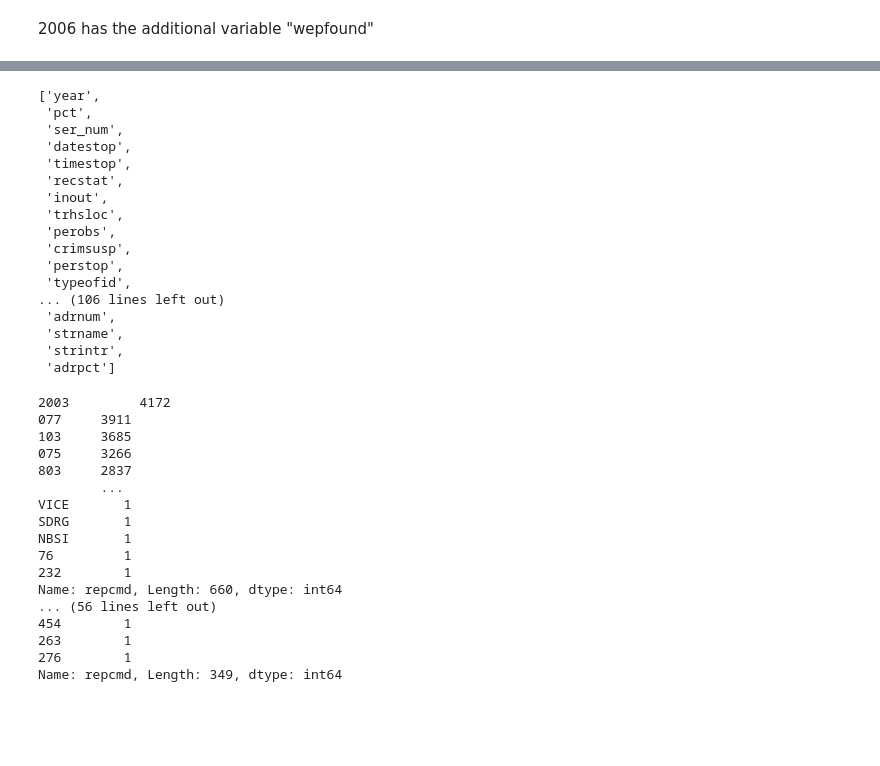
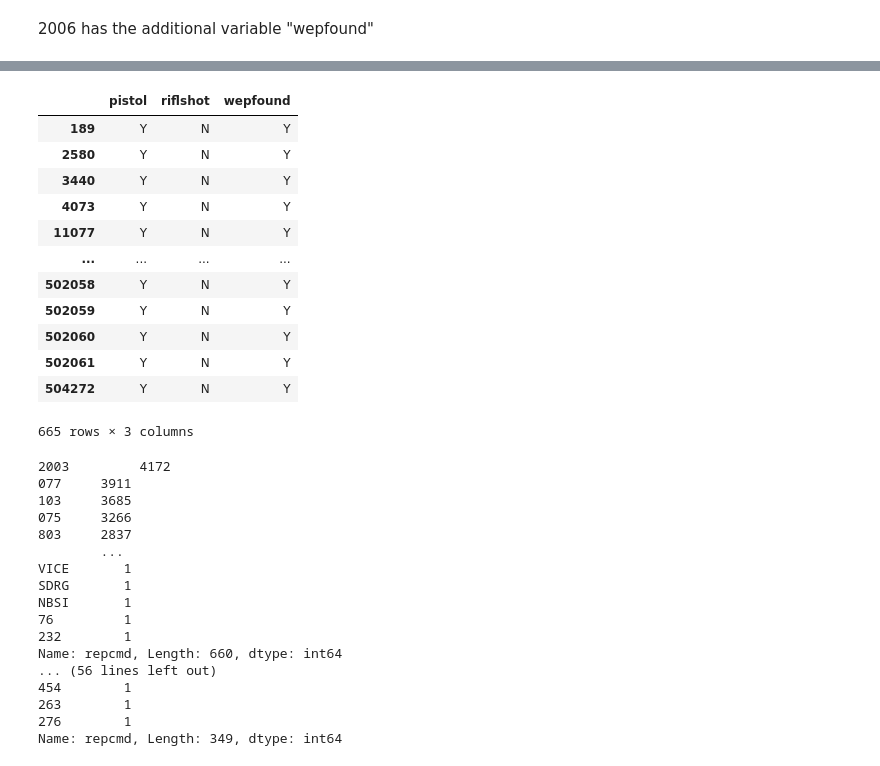
Before and after one commit to anilca-lab/FIS-Mod4-Project, a Jupyter notebook: brad_data_cleaning.ipynb, the cells around one changed output, grey strips where cells are left out. Cells and saved outputs as stored; diff of their text form; code cells hidden in the pictures; blank space fills up the shorter version.

```diff
--- a/brad_data_cleaning.ipynb
+++ b/brad_data_cleaning.ipynb
@@ -277,25 +172,21 @@ stop_frisk_03_08.head()
 # %%
 stop_frisks[2007]
-# %%
-stop_frisk_03_08.columns.to_list()
-# %% [output]
-['year',
- 'pct',
- 'ser_num',
- 'datestop',
- 'timestop',
- 'recstat',
- 'inout',
- 'trhsloc',
- 'perobs',
- 'crimsusp',
- 'perstop',
- 'typeofid',
-... (106 lines left out)
- 'adrnum',
- 'strname',
- 'strintr',
- 'adrpct']
+# %%
+stop_frisks[2006].loc[(stop_frisks[2006].pistol != 'N') | (stop_frisks[2006].riflshot != 'N')][['pistol','riflshot','wepfound']]
+# %% [output]
+|  | pistol | riflshot | wepfound |
+| 189 | Y | N | Y |
+| 2580 | Y | N | Y |
+| 3440 | Y | N | Y |
+| 4073 | Y | N | Y |
+| 11077 | Y | N | Y |
+| ... | ... | ... | ... |
+| 502058 | Y | N | Y |
+| 502059 | Y | N | Y |
+| 502060 | Y | N | Y |
+| 502061 | Y | N | Y |
+| 504272 | Y | N | Y |
+665 rows × 3 columns
 # %%
 for year in range(2003, 2009):
     print(year, stop_frisks[year].repcmd.value_counts())
```
Also changed, not shown: parts of 50 cells of this notebook, 1 other file.
